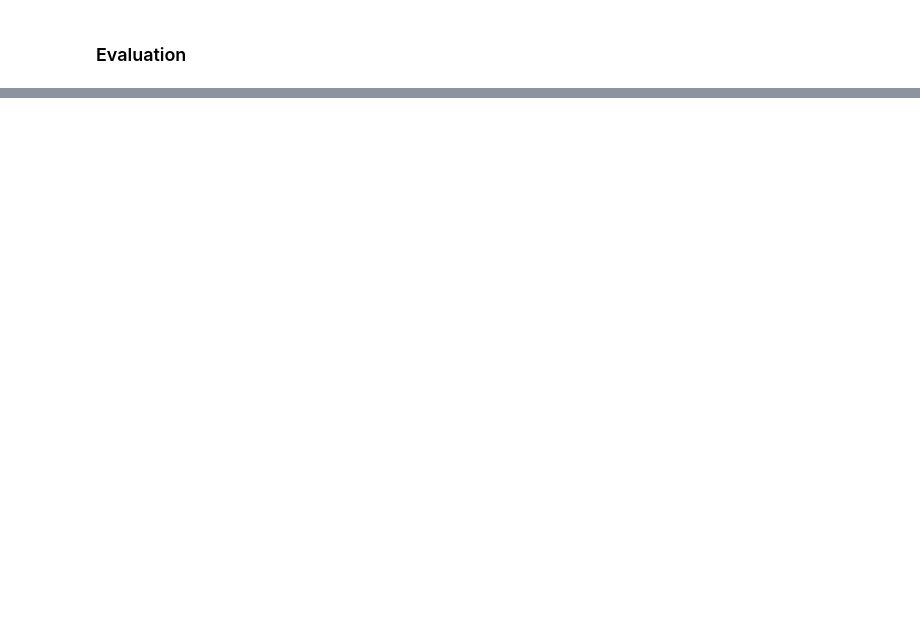
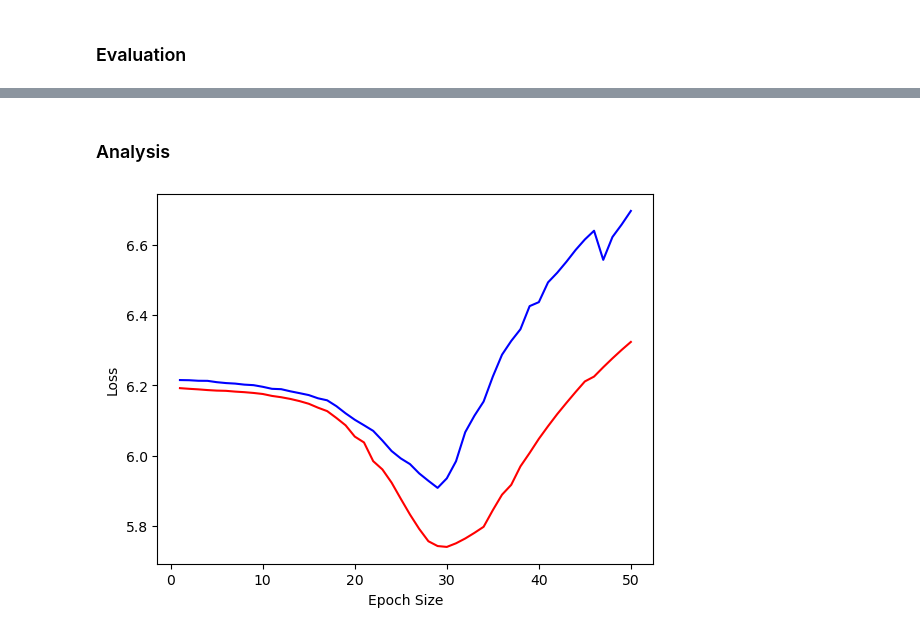
Before and after one commit to ojnim/CS365, a Jupyter notebook: notebook/FinalProject.ipynb, the cells around one changed output, grey strips where cells are left out. Drawn from its saved outputs; the diff is of its cells as text; code cells hidden in the pictures; blank space fills up the shorter version.

Commit message:
graphs

```diff
--- a/notebook/FinalProject.ipynb
+++ b/notebook/FinalProject.ipynb
@@ -401,0 +409,42 @@ Passing `trust_remote_code=True` will be mandatory to load this metric from the
+# %% [markdown]
+### Analysis
+# %%
+#Batch size
+
+Epoch_list = [x for x in range(1,51)]
+
+#Val loss with different batch size
+batch_256 = [
+    6.21519136428833, 6.214724063873291, 6.2131805419921875, 6.212952613830566, 6.209162712097168,
+    6.206629276275635, 6.205130100250244, 6.202194690704346, 6.200684547424316, 6.196010112762451,
+    6.190285682678223, 6.189253330230713, 6.183204174041748, 6.1779584884643555, 6.172473430633545,
+    6.163381099700928, 6.157585144042969, 6.140994071960449, 6.1206207275390625, 6.1023268699646,
+    6.086754322052002, 6.0707502365112305, 6.043216228485107, 6.013437747955322, 5.99238920211792,
+    5.97622013092041, 5.949806213378906, 5.928738594055176, 5.908694267272949, 5.935765266418457,
+    5.984397888183594, 6.066954135894775, 6.1137919425964355, 6.154195785522461, 6.2250142097473145,
+    6.287292003631592, 6.326328277587891, 6.359646797180176, 6.425377368927002, 6.436675071716309,
+    6.492900371551514, 6.520322799682617, 6.55157995223999, 6.585103511810303, 6.6147894859313965,
+    6.639636039733887, 6.556909084320068, 6.6218414306640625, 6.657279014587402, 6.69598913192749
+]
+
+batch_512 = [
+    6.192203044891357, 6.190314769744873, 6.188745498657227, 6.186720371246338, 6.1852126121521,
+    6.184574604034424, 6.182371139526367, 6.180751323699951, 6.178526401519775, 6.175586700439453,
+    6.170106887817383, 6.166388988494873, 6.161497116088867, 6.1553568840026855, 6.147785663604736,
+    6.136656284332275, 6.12692403793335, 6.1074748039245605, 6.086592197418213, 6.054471492767334,
+    6.03786039352417, 5.98466157913208, 5.961151123046875, 5.9235968589782715, 5.87762975692749,
+    5.8328328132629395, 5.792041778564453, 5.756974220275879, 5.743349552154541, 5.740853786468506,
+    5.7511372566223145, 5.764797687530518, 5.780789852142334, 5.798075199127197, 5.845339298248291,
+    5.889374732971191, 5.917327404022217, 5.969769477844238, 6.008025169372559, 6.048081398010254,
+    6.084068298339844, 6.118463039398193, 6.150363445281982, 6.181362628936768, 6.211269855499268,
+    6.225076198577881, 6.251622200012207, 6.2768402099609375, 6.300896167755127, 6.32359504699707
+]
+
+
+plt.plot(Epoch_list, batch_256, color='b', label='Batch size 256')
+plt.plot(Epoch_list, batch_512, color='r', label='Batch size 512')
+plt.xlabel('Epoch Size')
+plt.ylabel('Loss')
+plt.show()
+# %% [output]
+[figure, added]
```
Also changed, not shown: parts of 11 cells of this notebook.
